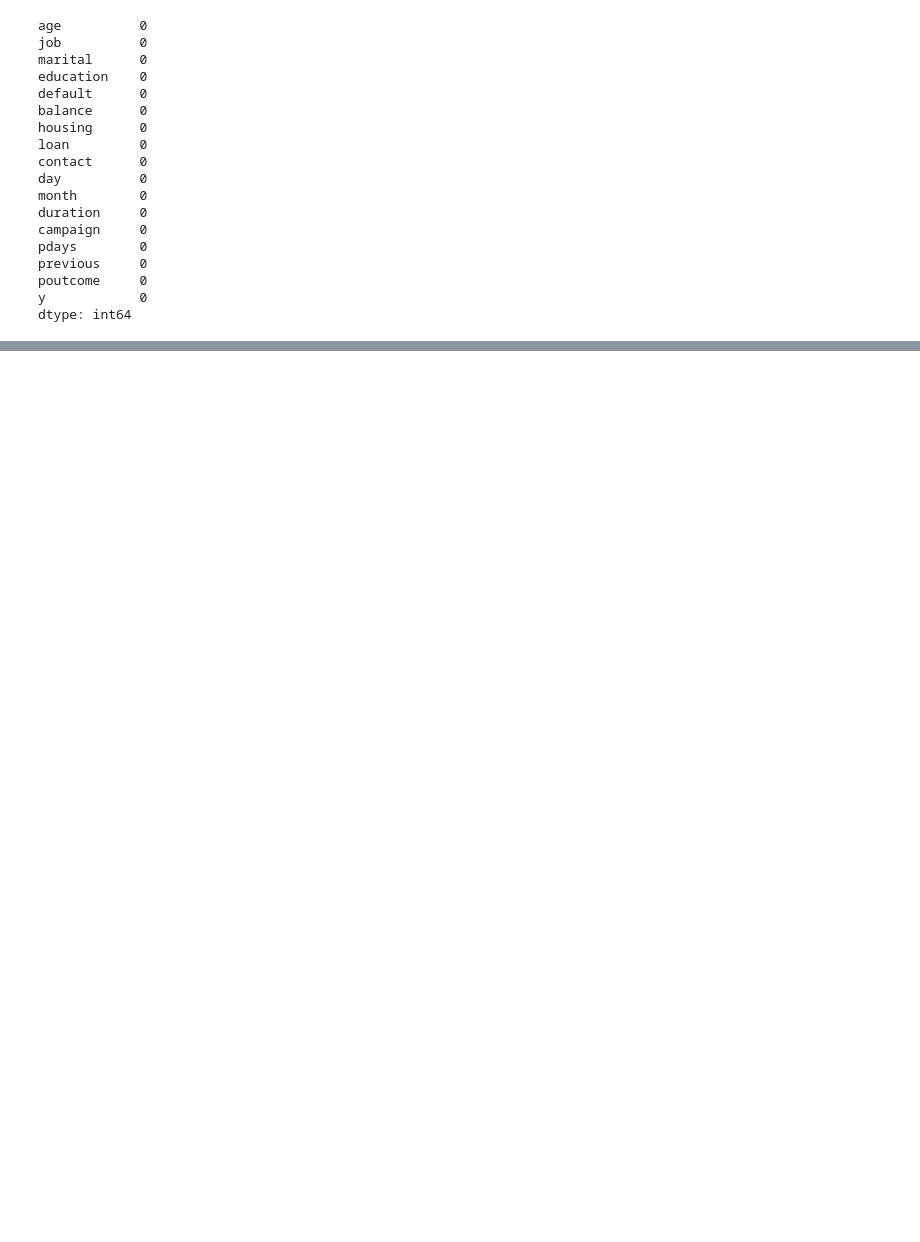
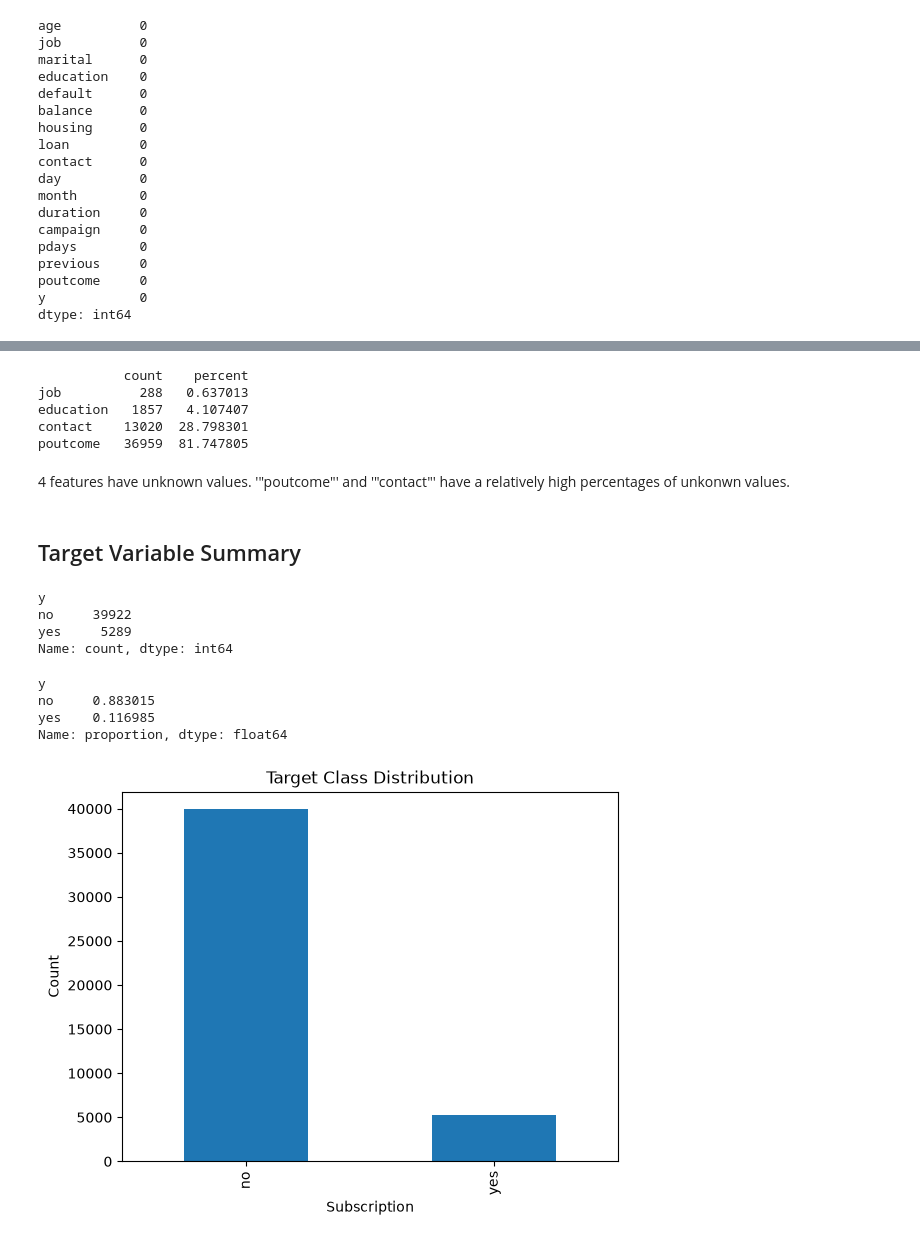
Before and after one commit to imazani/classification-project-1, a Jupyter notebook: notebooks/01_data_audit.ipynb, the cells around one changed output, grey strips where cells are left out. Cells and saved outputs as stored; diff of their text form; code cells hidden in the pictures; blank space fills up the shorter version.

Commit message:
Improved 01_data_audit notebook, added data dictionary to readme

```diff
--- a/notebooks/01_data_audit.ipynb
+++ b/notebooks/01_data_audit.ipynb
@@ -103,0 +217,39 @@ Name: proportion, dtype: float64
+# %%
+unknown_summary = pd.DataFrame ({
+    "count": (df == "unknown").sum(),
+    "percent": (df == "unknown").mean() * 100
+})
+
+print(unknown_summary[unknown_summary["count"] > 0])
+# %% [output]
+           count    percent
+job          288   0.637013
+education   1857   4.107407
+contact    13020  28.798301
+poutcome   36959  81.747805
+# %% [markdown]
+4 features have unknown values. '"poutcome"' and '"contact"' have a relatively high percentages of unkonwn values.
+# %% [markdown]
+## Target Variable Summary
+# %%
+df["y"].value_counts()
+# %% [output]
+y
+no     39922
+yes     5289
+Name: count, dtype: int64
+# %%
+df["y"].value_counts(normalize=True)
+# %% [output]
+y
+no     0.883015
+yes    0.116985
+Name: proportion, dtype: float64
+# %%
+df["y"].value_counts().plot(kind="bar")
+plt.title("Target Class Distribution")
+plt.xlabel("Subscription")
+plt.ylabel("Count")
+plt.show()
+# %% [output]
+[figure, added]
```
Also changed, not shown: parts of 34 cells of this notebook, 2 other files.
